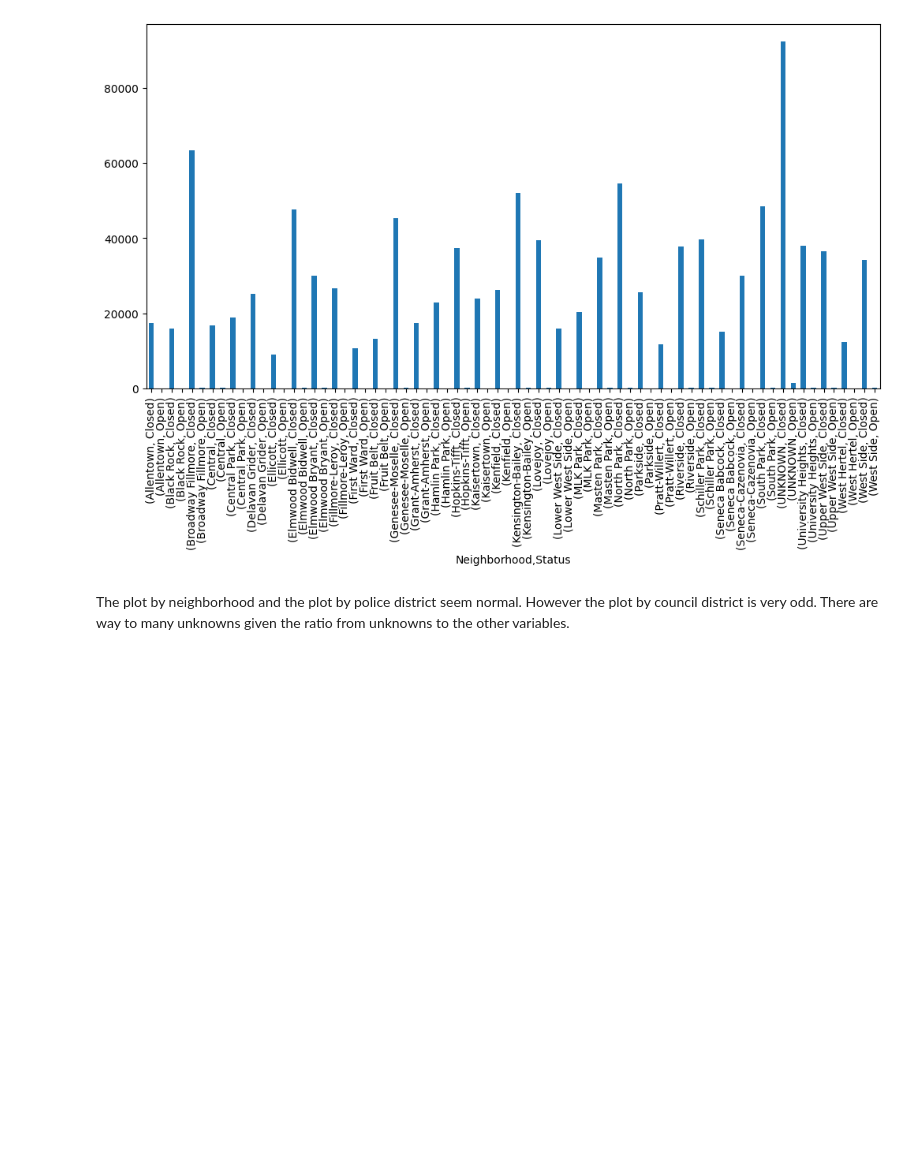
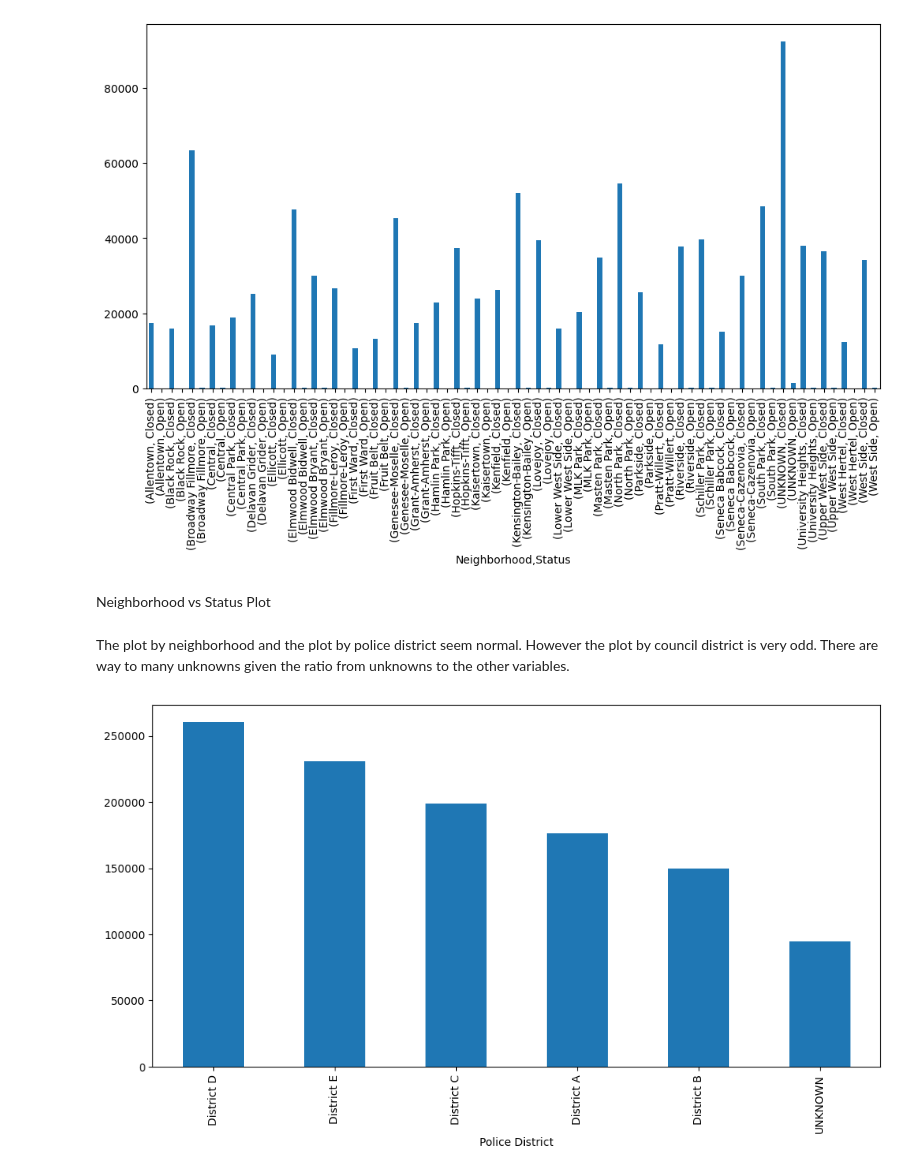
Before and after one commit to Hemondj/Projects, a Jupyter notebook: JamesHemondProject1.ipynb, the cells around one changed output. Drawn from its saved outputs; the diff is of its cells as text; code cells hidden in the pictures; blank space fills up the shorter version.

```diff
--- a/JamesHemondProject1.ipynb
+++ b/JamesHemondProject1.ipynb
@@ -244,5 +252,18 @@ ax = counts.plot(kind='bar')
 plt.show()
 # %% [output]
 [figure]
+# %% [markdown]
+Neighborhood vs Status Plot
 # %% [markdown]
 The plot by neighborhood and the plot by police district seem normal. However the plot by council district is very odd. There are way to many unknowns given the ratio from unknowns to the other variables.
+# %%
+import matplotlib.pyplot as plt
+
+counts = buff_dd[CatVars[6]].value_counts().compute()
+
+plt.figure(figsize=(12, 6))
+ax = counts.plot(kind='bar')
+ax.set_xlabel('Police District')
+plt.show()
+# %% [output]
+[figure, added]
```
Also changed, not shown: parts of 12 cells of this notebook.
